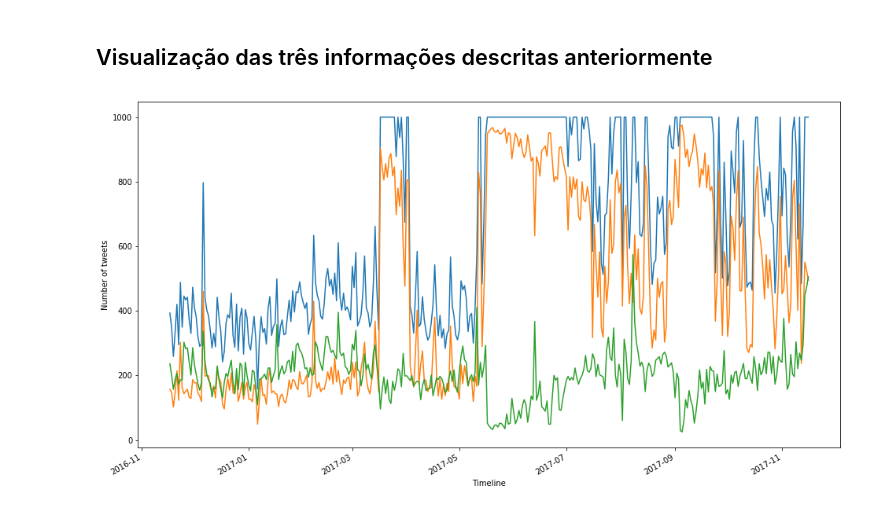
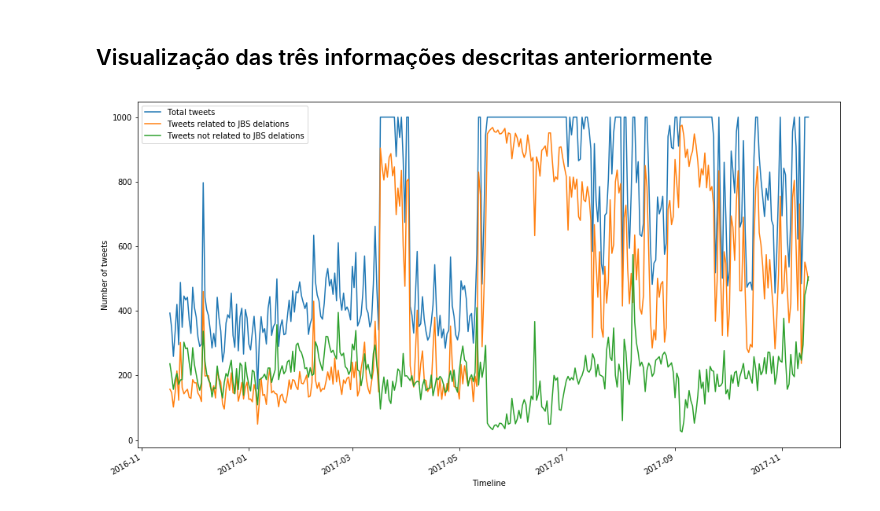
Before and after one commit to rrbarioni/Jbs-Tweets, a Jupyter notebook: tweets_classification_notebook.ipynb, the cells around one changed output. Cells and saved outputs as stored; diff of their text form; code cells hidden in the pictures.

Commit message:
captions to visualization

```diff
--- a/tweets_classification_notebook.ipynb
+++ b/tweets_classification_notebook.ipynb
@@ -155,14 +155,16 @@ for i in range(len(tweets_dates_labels)):
 # %%
 times = pd.date_range(tweets_dates_count[0][0], periods=365)
 
 fig, ax = plt.subplots(figsize=(16, 9))
 fig.autofmt_xdate()
 
 plt.xlabel("Timeline")
 plt.ylabel("Number of tweets")
 plt.plot(times, [tweet[1] for tweet in tweets_dates_count], label='Total tweets')
-plt.plot(times, [tweet[2] for tweet in tweets_dates_count], label='Related to JBS delations')
-plt.plot(times, [tweet[3] for tweet in tweets_dates_count], label='Not related to JBS delations')
+plt.plot(times, [tweet[2] for tweet in tweets_dates_count], label='Tweets related to JBS delations')
+plt.plot(times, [tweet[3] for tweet in tweets_dates_count], label='Tweets not related to JBS delations')
+
+plt.legend()
 plt.show()
 # %% [output]
-[figure, old version]
+[figure, new version]
```
